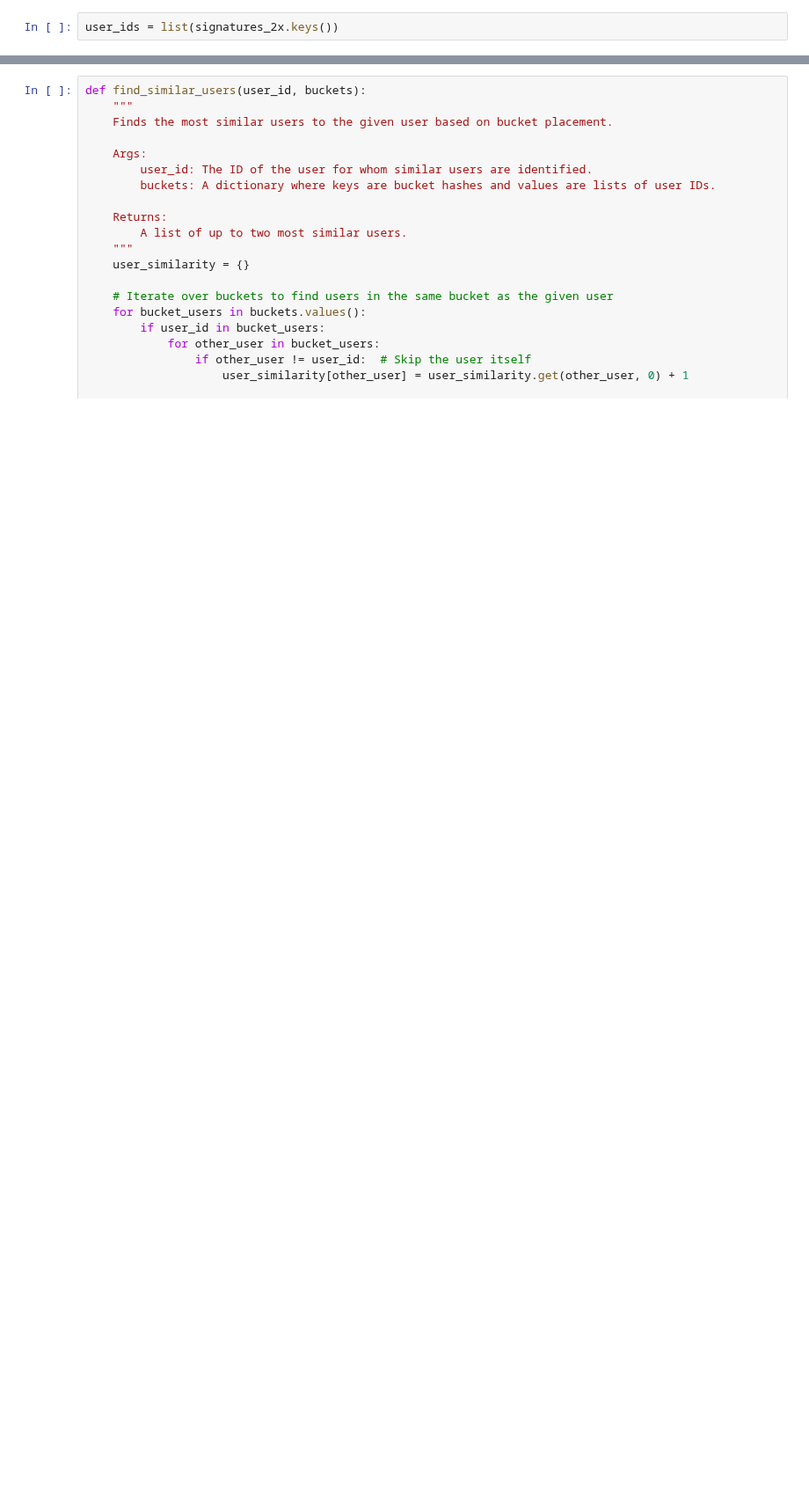
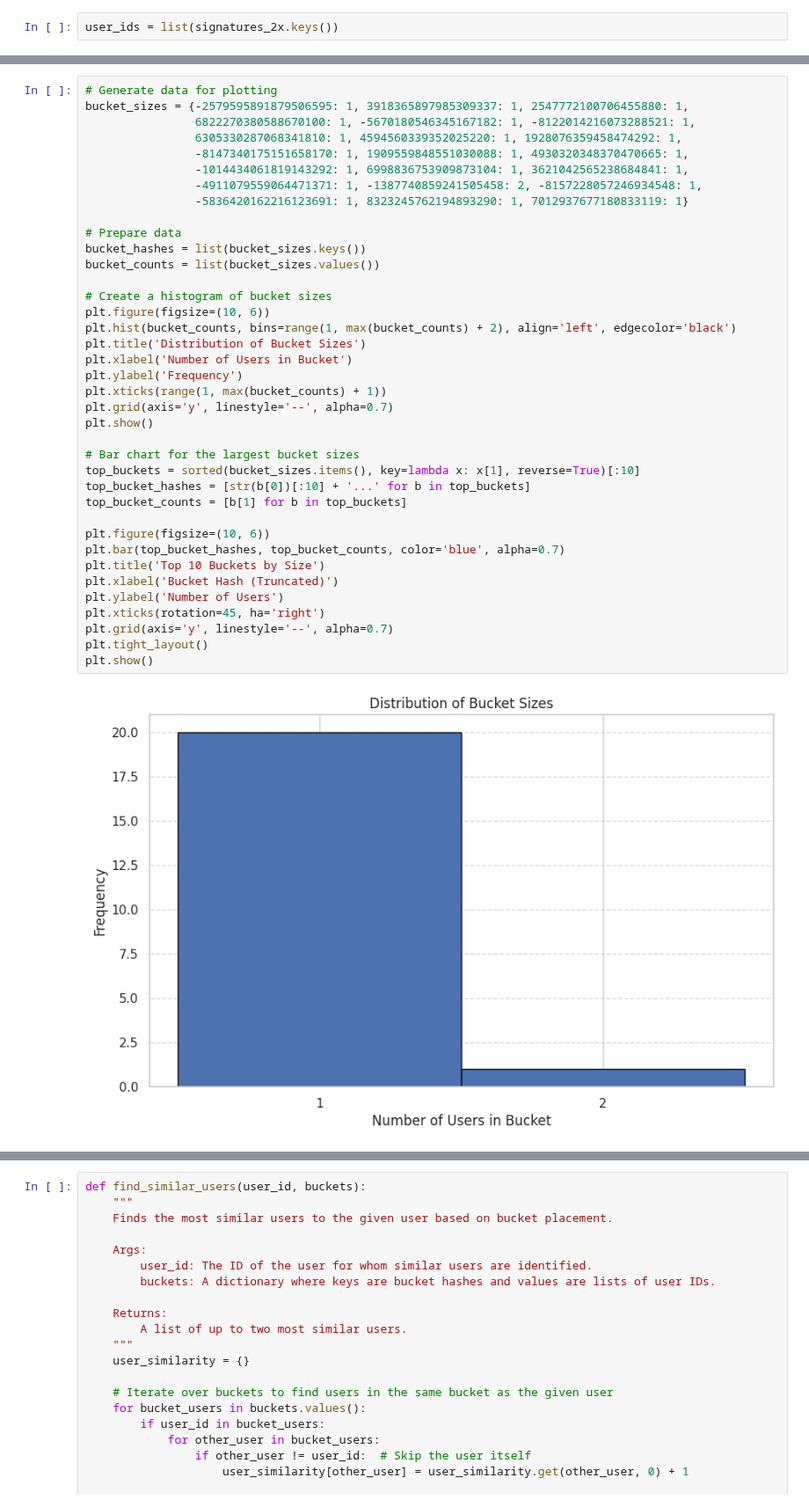
Before and after one commit to emanueleiacca/ADM-HW4, a Jupyter notebook: DataPreparation.ipynb, the cells around one changed output, grey strips where cells are left out. Shown at 88% size. Cells and saved outputs as stored; diff of their text form; blank space fills up the shorter version.

```diff
--- a/DataPreparation.ipynb
+++ b/DataPreparation.ipynb
@@ -1070,3 +1069,43 @@ while True:
     rows_per_band += 1  # Incrementa il numero di righe per banda
 # %% [output]
 Debugging Check Passed: At least one bucket contains multiple users.
+# %%
+# Generate data for plotting
+bucket_sizes = {-2579595891879506595: 1, 3918365897985309337: 1, 2547772100706455880: 1,
+                6822270380588670100: 1, -5670180546345167182: 1, -8122014216073288521: 1,
+                6305330287068341810: 1, 4594560339352025220: 1, 1928076359458474292: 1,
+                -8147340175151658170: 1, 1909559848551030088: 1, 4930320348370470665: 1,
+                -1014434061819143292: 1, 6998836753909873104: 1, 3621042565238684841: 1,
+                -4911079559064471371: 1, -1387740859241505458: 2, -8157228057246934548: 1,
+                -5836420162216123691: 1, 8323245762194893290: 1, 7012937677180833119: 1}
+
+# Prepare data
+bucket_hashes = list(bucket_sizes.keys())
+bucket_counts = list(bucket_sizes.values())
+
+# Create a histogram of bucket sizes
+plt.figure(figsize=(10, 6))
+plt.hist(bucket_counts, bins=range(1, max(bucket_counts) + 2), align='left', edgecolor='black')
+plt.title('Distribution of Bucket Sizes')
+plt.xlabel('Number of Users in Bucket')
+plt.ylabel('Frequency')
+plt.xticks(range(1, max(bucket_counts) + 1))
+plt.grid(axis='y', linestyle='--', alpha=0.7)
+plt.show()
+
+# Bar chart for the largest bucket sizes
+top_buckets = sorted(bucket_sizes.items(), key=lambda x: x[1], reverse=True)[:10]
+top_bucket_hashes = [str(b[0])[:10] + '...' for b in top_buckets]
+top_bucket_counts = [b[1] for b in top_buckets]
+
+plt.figure(figsize=(10, 6))
+plt.bar(top_bucket_hashes, top_bucket_counts, color='blue', alpha=0.7)
+plt.title('Top 10 Buckets by Size')
+plt.xlabel('Bucket Hash (Truncated)')
+plt.ylabel('Number of Users')
+plt.xticks(rotation=45, ha='right')
+plt.grid(axis='y', linestyle='--', alpha=0.7)
+plt.tight_layout()
+plt.show()
+# %% [output]
+[figure, added]
```
Also changed, not shown: parts of 10 cells of this notebook.
